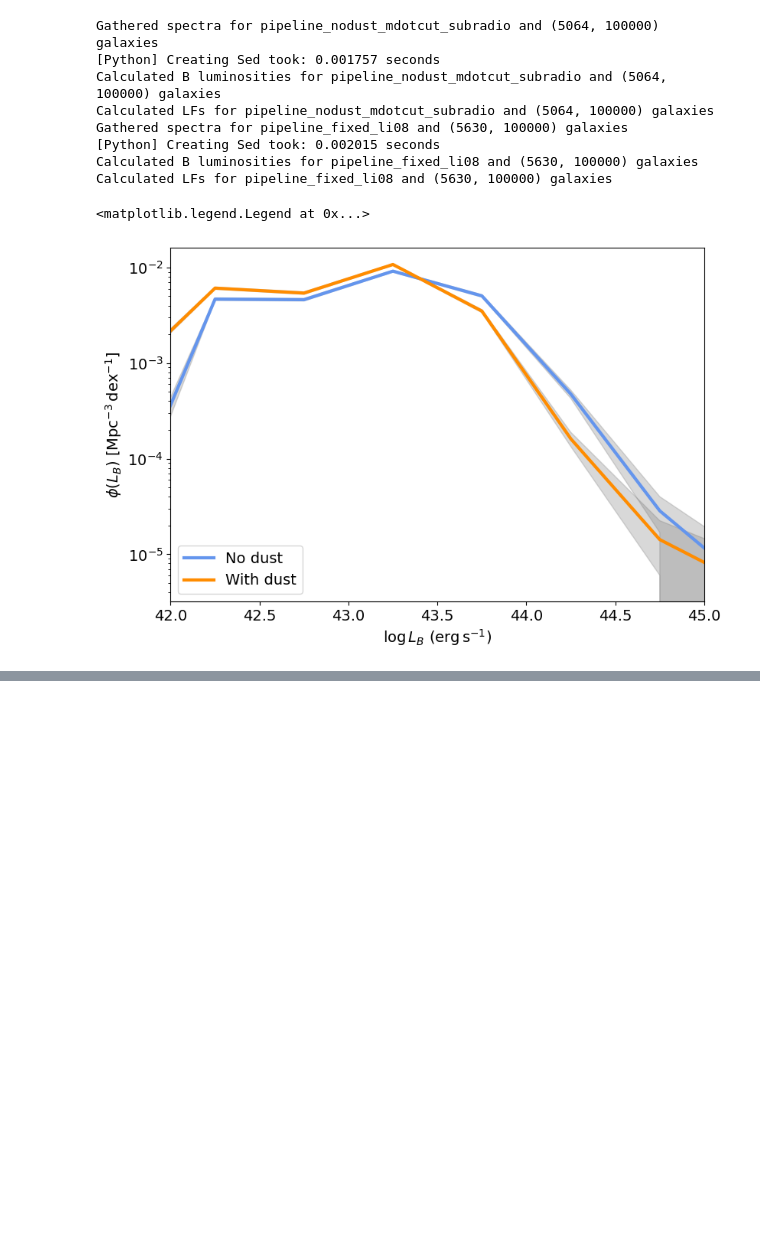
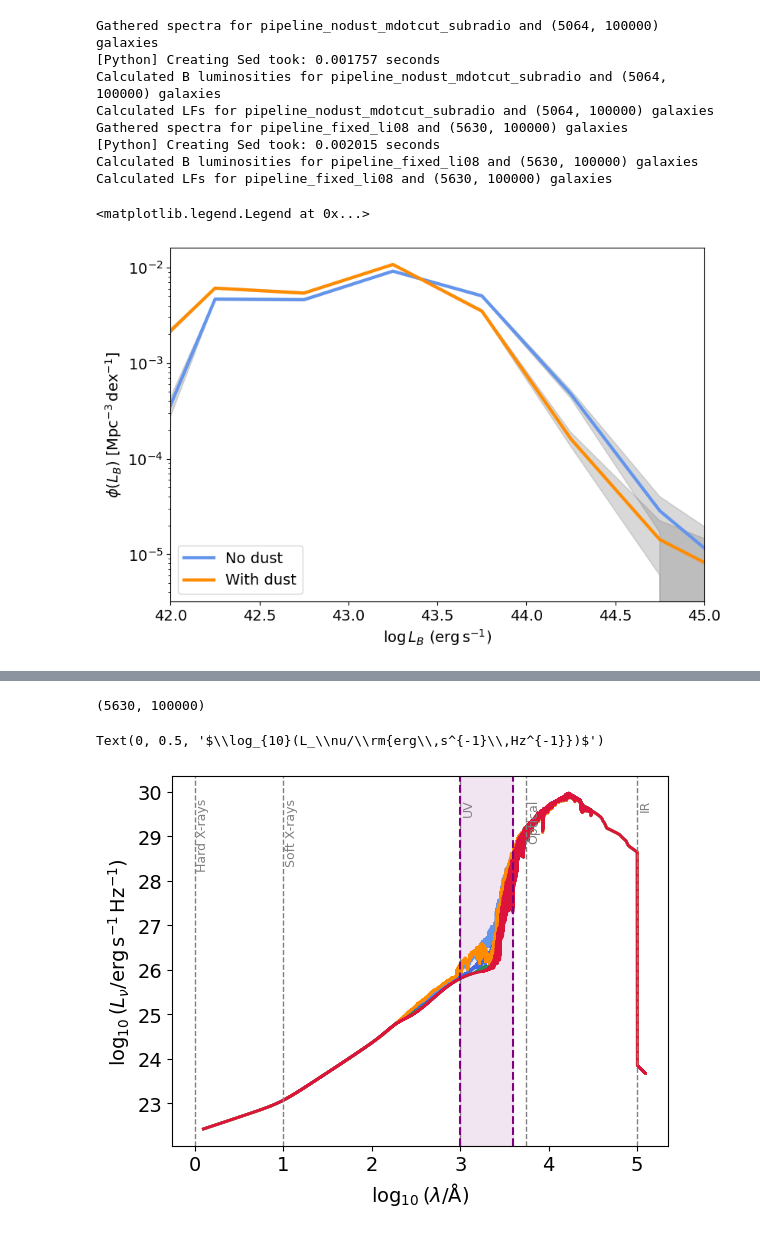
Before and after one commit to sophie-newman/cca-predoc, a Jupyter notebook: compare_lfs.ipynb, the cells around one changed output, grey strips where cells are left out. Cells and saved outputs as stored; diff of their text form; code cells hidden in the pictures; blank space fills up the shorter version.

Commit message:
working on Av, agn pipeline to use .dat

```diff
--- a/compare_lfs.ipynb
+++ b/compare_lfs.ipynb
@@ -183,0 +207,9 @@ plt.legend(loc='lower left')
+# %%
+wavelength1 = 1000
+wavelength2 = 4000
+
+spectra0, bin_centers0, phi0, sigma_phi0 = get_lf(pipeline_name='pipeline_li08_0_0_0_lhcindex0', wavelength1=wavelength1, wavelength2=wavelength2)
+spectra1, bin_centers1, phi1, sigma_phi1 = get_lf(pipeline_name='pipeline_li08_0_0_0_lhcindex1', wavelength1=wavelength1, wavelength2=wavelength2)
+spectra2, bin_centers2, phi2, sigma_phi2 = get_lf(pipeline_name='pipeline_li08_0_0_0_lhcindex2', wavelength1=wavelength1, wavelength2=wavelength2)
+spectra3, bin_centers3, phi3, sigma_phi3 = get_lf(pipeline_name='pipeline_li08_0_0_0_lhcindex3', wavelength1=wavelength1, wavelength2=wavelength2)
+spectra4, bin_centers4, phi4, sigma_phi4 = get_lf(pipeline_name='pipeline_li08_0_0_0_lhcindex4', wavelength1=wavelength1, wavelength2=wavelength2)
@@ -183,0 +237,47 @@ plt.legend(loc='lower left')
+# %%
+print(spectra1.shape)
+
+lnu0 = spectra0[0, :]
+lnu1 = spectra1[0, :]
+lnu2 = spectra2[0, :]
+lnu3 = spectra3[0, :]
+lnu4 = spectra4[0, :]
+lams = np.logspace(0.1, 6, 100000)
+
+plt.plot(np.log10(lams), np.log10(lnu0), lw=2, label='0', color='cornflowerblue')
+plt.plot(np.log10(lams), np.log10(lnu1), lw=2, label='1', color='royalblue')
+plt.plot(np.log10(lams), np.log10(lnu2), lw=2, label='2', color='seagreen')
+plt.plot(np.log10(lams), np.log10(lnu3), lw=2, label='3', color='darkorange')
+plt.plot(np.log10(lams), np.log10(lnu4), lw=2, label='4', color='crimson')
+
+# Add reference wavelength bands
+bands = {
+    'Hard X-rays': 1,        # ~1 Å
+    'Soft X-rays': 10,       # ~10 Å
+    'UV': 1000,              # ~1000 Å
+    'Optical': 5500,         # ~5500 Å
+    'IR': 100000,            # ~1e5 Å (10 µm)
+}
+
+for label, lam in bands.items():
+    plt.axvline(np.log10(lam), color='gray', ls='--', lw=1)
+    plt.text(np.log10(lam) + 0.02, plt.ylim()[1] - 0.5, label,
+             rotation=90, va='top', ha='left', fontsize=9, color='gray')
+
+# --- Add UV wavelength range limits (approx. 1000–4000 Å) ---
+uv_lower = 1000   # lower limit (far UV)
+uv_upper = 4000   # upper limit (near UV)
+
+plt.axvline(np.log10(uv_lower), color='purple', ls='--', lw=1.5, label='UV lower limit')
+plt.axvline(np.log10(uv_upper), color='purple', ls='--', lw=1.5, label='UV upper limit')
+
+# Optional: shaded region to highlight the UV range
+plt.axvspan(np.log10(uv_lower), np.log10(uv_upper), color='purple', alpha=0.1)
+
+
+plt.xlabel(r"$\log_{10}(\lambda/\rm{\AA})$")
+plt.ylabel(r"$\log_{10}(L_\nu/\rm{erg\,s^{-1}\,Hz^{-1}})$")
+# %% [output]
+(5630, 100000)
+Text(0, 0.5, '$\\log_{10}(L_\\nu/\\rm{erg\\,s^{-1}\\,Hz^{-1}})$')
+[figure, added]
```
Also changed, not shown: parts of 6 cells of this notebook, 3 other files.
